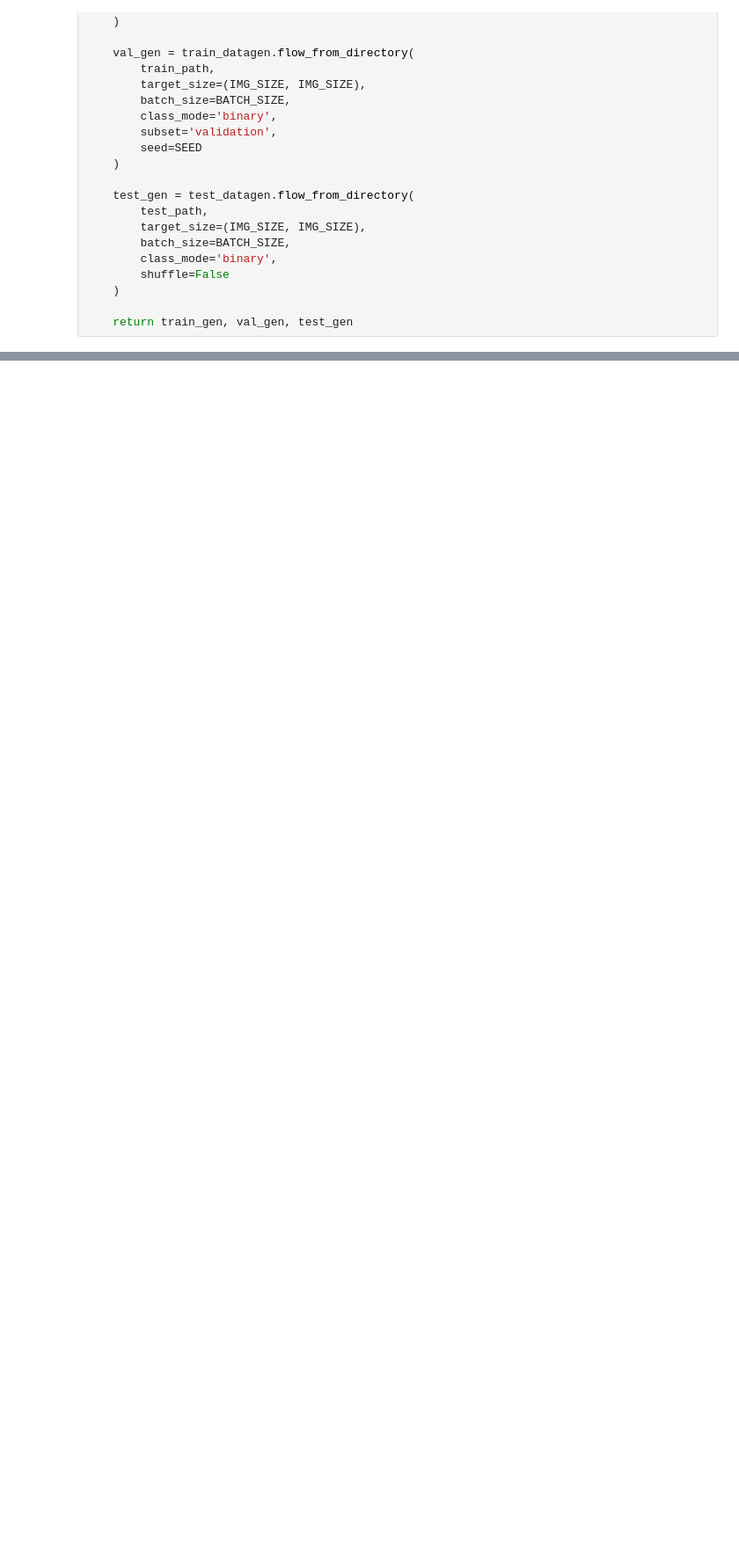
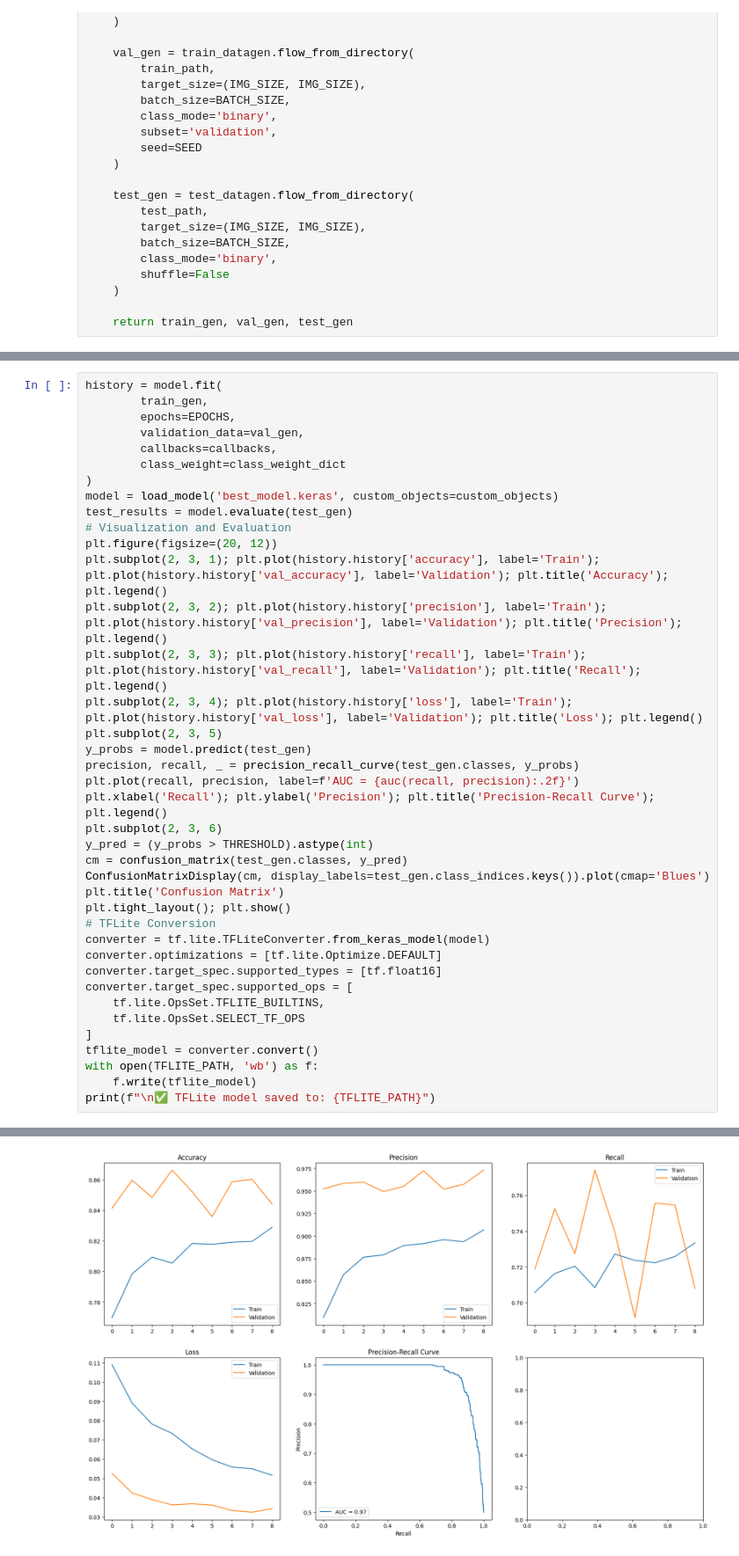
Before and after one commit to Adarshamh/MelanomaSkinDetection, a Jupyter notebook: melanoma_detection.ipynb, the cells around one changed output, grey strips where cells are left out. Shown: that part at 88% size. Drawn from its saved outputs; the diff is of its cells as text; blank space fills up the shorter version.

```diff
--- a/melanoma_detection.ipynb
+++ b/melanoma_detection.ipynb
@@ -271,0 +200,40 @@ Captures:
+# %%
+history = model.fit(
+        train_gen,
+        epochs=EPOCHS,
+        validation_data=val_gen,
+        callbacks=callbacks,
+        class_weight=class_weight_dict
+)
+model = load_model('best_model.keras', custom_objects=custom_objects)
+test_results = model.evaluate(test_gen)
+# Visualization and Evaluation
+plt.figure(figsize=(20, 12))
+plt.subplot(2, 3, 1); plt.plot(history.history['accuracy'], label='Train'); plt.plot(history.history['val_accuracy'], label='Validation'); plt.title('Accuracy'); plt.legend()
+plt.subplot(2, 3, 2); plt.plot(history.history['precision'], label='Train'); plt.plot(history.history['val_precision'], label='Validation'); plt.title('Precision'); plt.legend()
+plt.subplot(2, 3, 3); plt.plot(history.history['recall'], label='Train'); plt.plot(history.history['val_recall'], label='Validation'); plt.title('Recall'); plt.legend()
+plt.subplot(2, 3, 4); plt.plot(history.history['loss'], label='Train'); plt.plot(history.history['val_loss'], label='Validation'); plt.title('Loss'); plt.legend()
+plt.subplot(2, 3, 5)
+y_probs = model.predict(test_gen)
+precision, recall, _ = precision_recall_curve(test_gen.classes, y_probs)
+plt.plot(recall, precision, label=f'AUC = {auc(recall, precision):.2f}')
+plt.xlabel('Recall'); plt.ylabel('Precision'); plt.title('Precision-Recall Curve'); plt.legend()
+plt.subplot(2, 3, 6)
+y_pred = (y_probs > THRESHOLD).astype(int)
+cm = confusion_matrix(test_gen.classes, y_pred)
+ConfusionMatrixDisplay(cm, display_labels=test_gen.class_indices.keys()).plot(cmap='Blues')
+plt.title('Confusion Matrix')
+plt.tight_layout(); plt.show()
+# TFLite Conversion
+converter = tf.lite.TFLiteConverter.from_keras_model(model)
+converter.optimizations = [tf.lite.Optimize.DEFAULT]
+converter.target_spec.supported_types = [tf.float16]
+converter.target_spec.supported_ops = [
+    tf.lite.OpsSet.TFLITE_BUILTINS,
+    tf.lite.OpsSet.SELECT_TF_OPS
+]
+tflite_model = converter.convert()
+with open(TFLITE_PATH, 'wb') as f:
+    f.write(tflite_model)
+print(f"\n✅ TFLite model saved to: {TFLITE_PATH}")
+# %% [output]
@@ -271,0 +260 @@ Captures:
+[figure, added]
```
Also changed, not shown: parts of 5 cells of this notebook.
